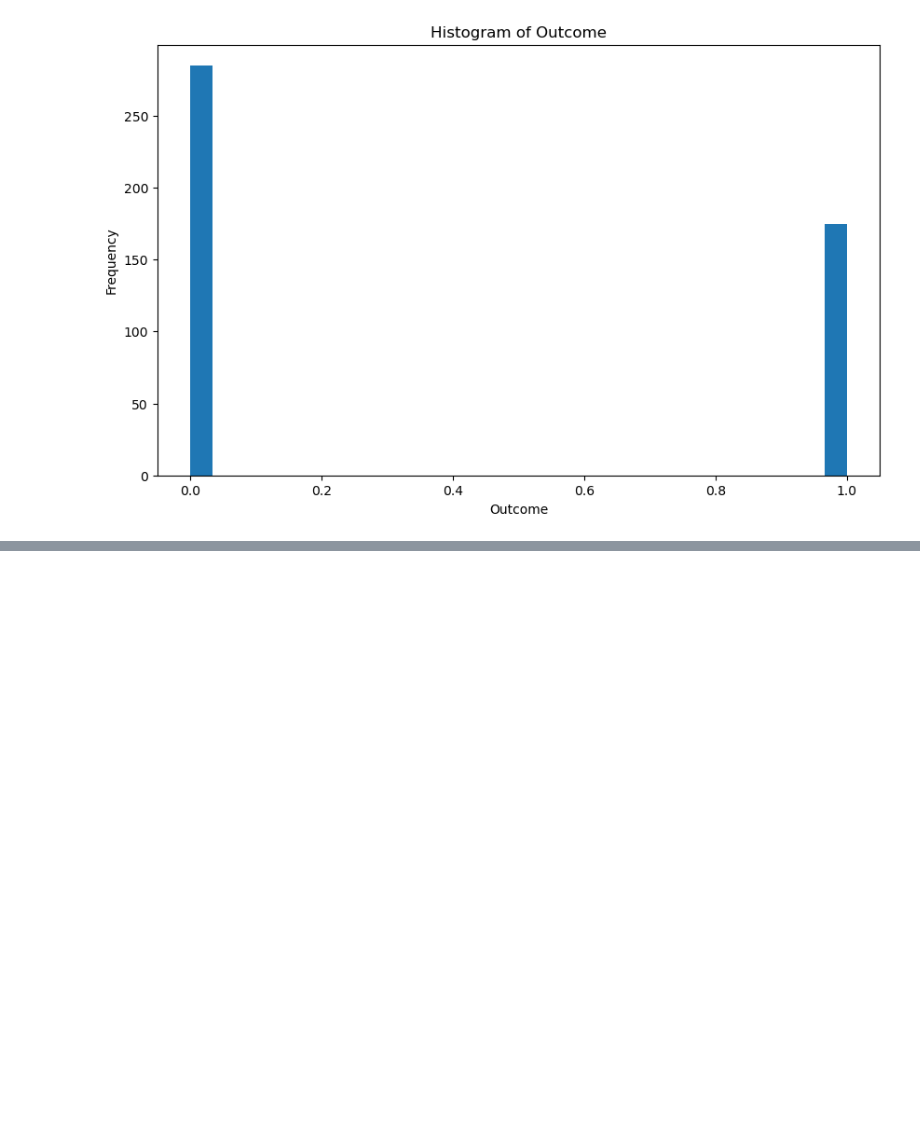
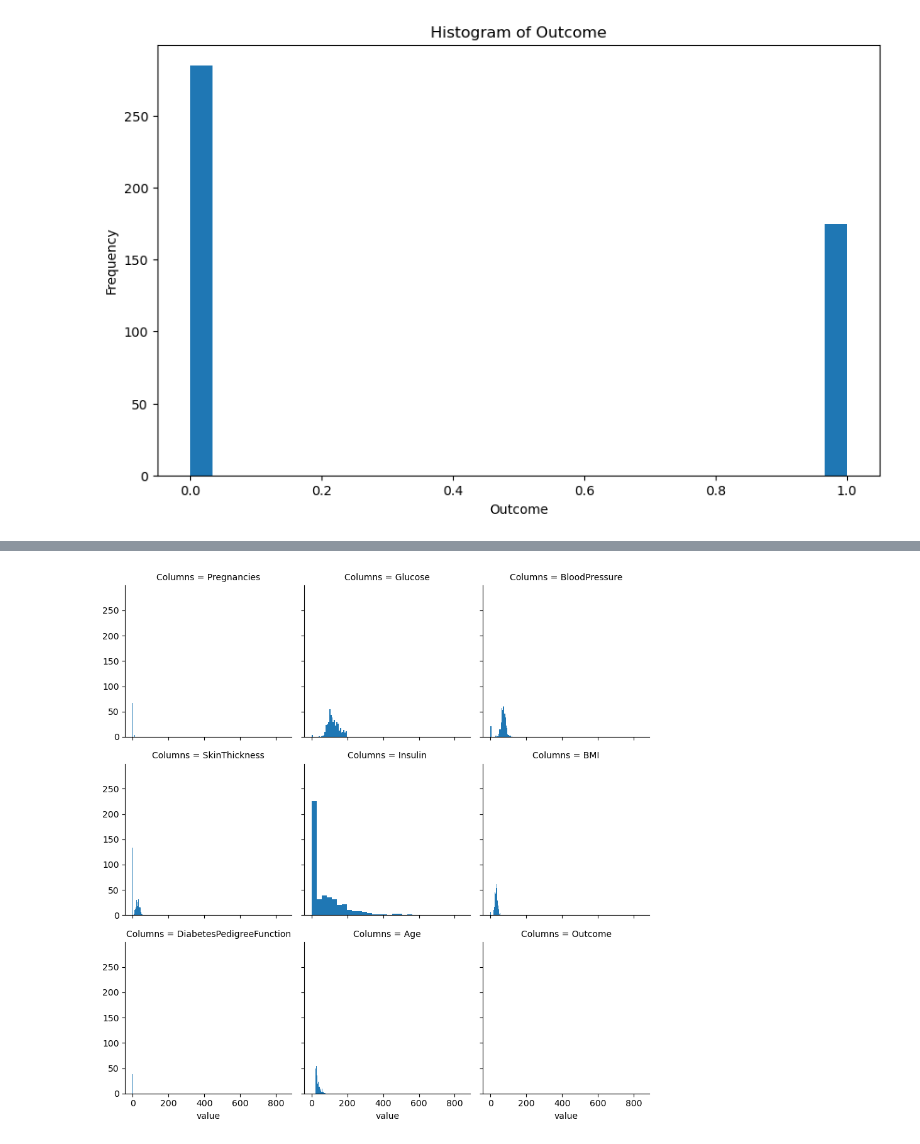
Before and after one commit to MaukanMir/Diabetes-Classifier, a Jupyter notebook: training.ipynb, the cells around one changed output, grey strips where cells are left out. Drawn from its saved outputs; the diff is of its cells as text; code cells hidden in the pictures; blank space fills up the shorter version.

```diff
--- a/training.ipynb
+++ b/training.ipynb
@@ -94,0 +139,10 @@ for column in training_df.columns:
+# %%
+import seaborn as sns
+
+# Facet grid
+g = sns.FacetGrid(pd.melt(training_df, var_name='Columns'), col='Columns', sharex=True, col_wrap=3)
+g.map(plt.hist, 'value', bins=30)
+
+plt.show()
+# %% [output]
+[figure, added]
```
Also changed, not shown: parts of 3 cells of this notebook.
